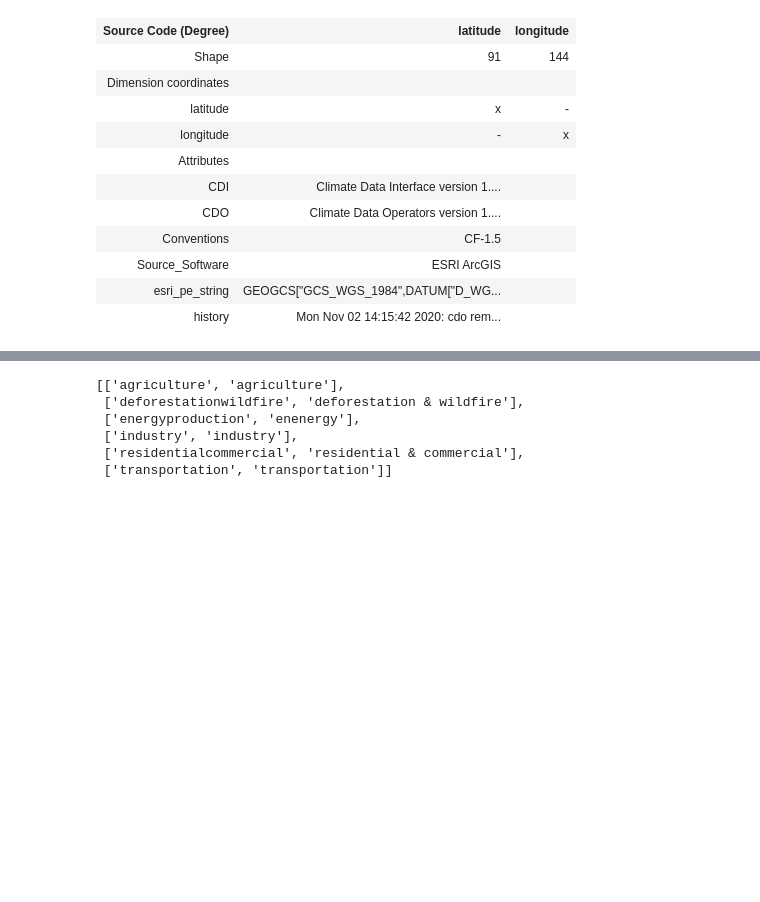
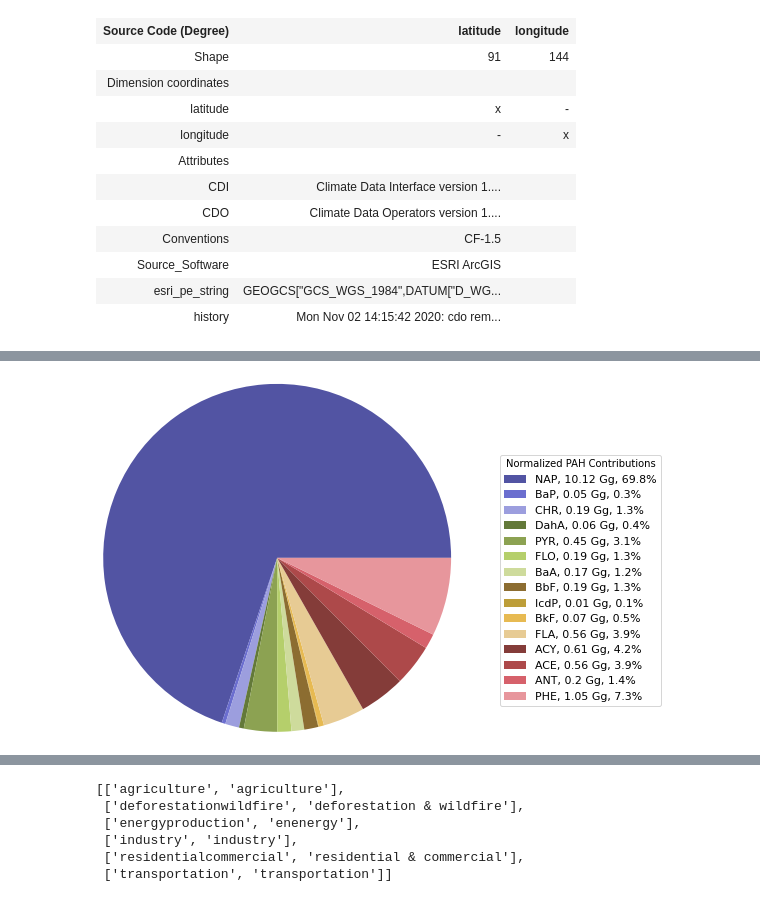
Before and after one commit to petridisha/paper-and-thesis, a Jupyter notebook: PAH Profile Characterization.ipynb, the cells around one changed output, grey strips where cells are left out. Saved outputs shown, nothing was run; the diff lists cells and outputs as text; code cells hidden in the pictures; blank space fills up the shorter version.

```diff
--- a/PAH Profile Characterization.ipynb
+++ b/PAH Profile Characterization.ipynb
@@ -191,0 +258,4 @@ sectors
+# %%
+_pie_maker_per('agriculture', True, emission_totals)
+# %% [output]
+[figure, added]
```
Also changed, not shown: parts of 26 cells of this notebook, 1 other file.
